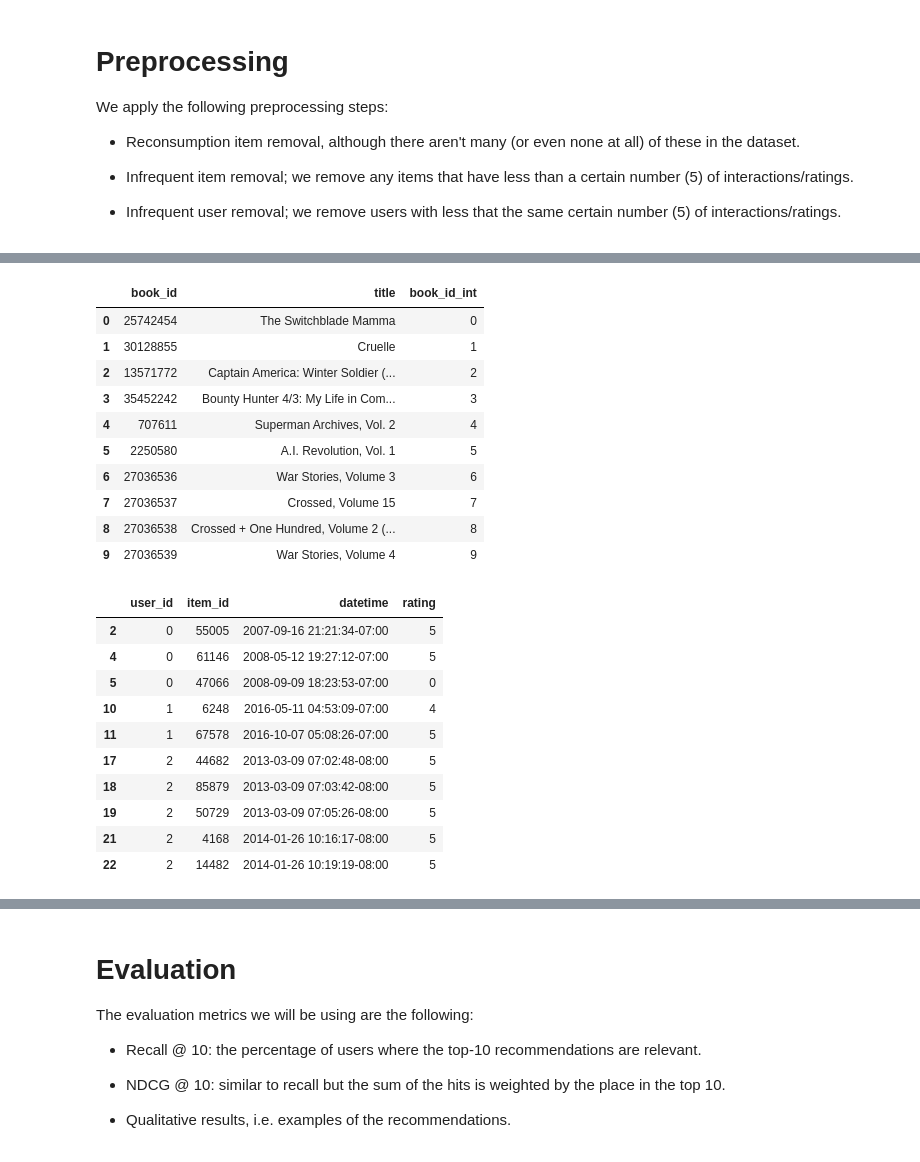
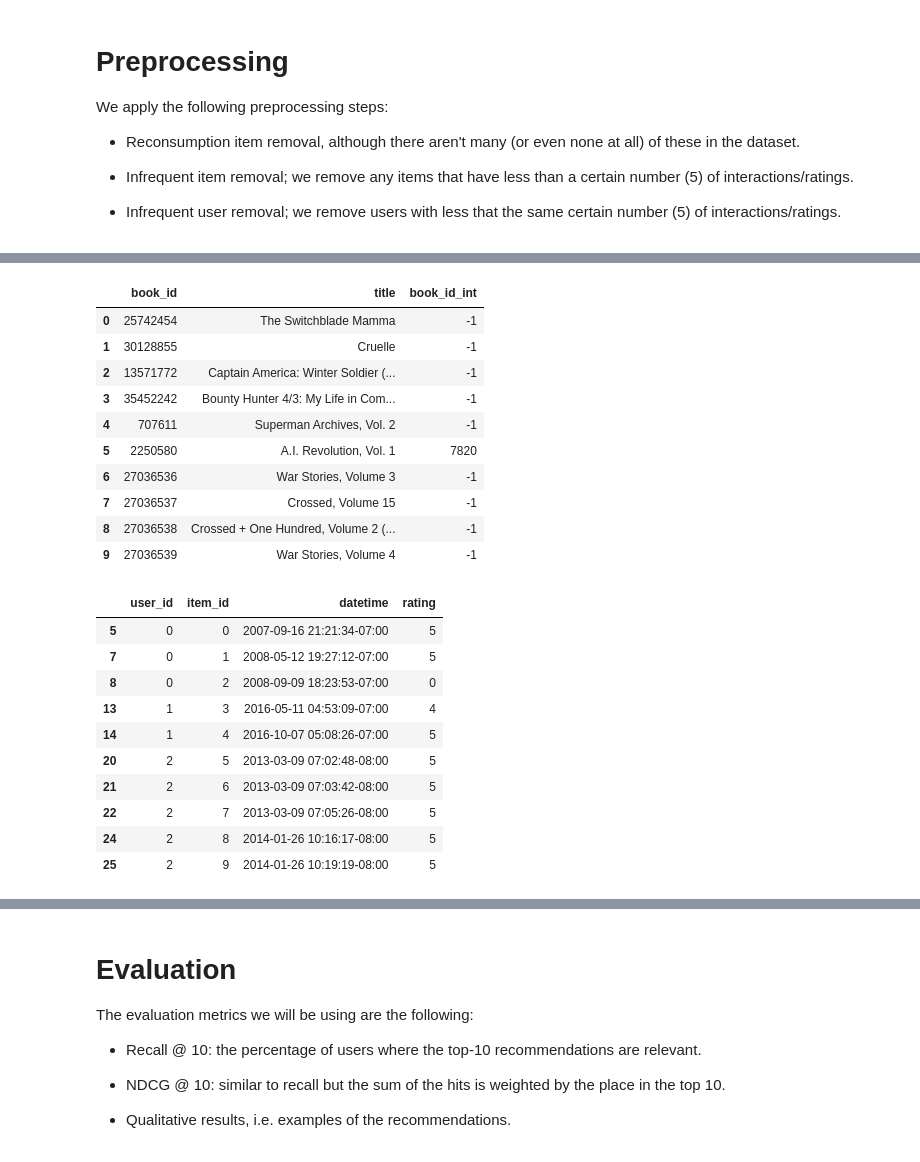
Before and after one commit to JulesDesmet/rbm_recommender, a Jupyter notebook: main.ipynb, the cells around one changed output, grey strips where cells are left out. Saved outputs shown, nothing was run; the diff lists cells and outputs as text; code cells hidden in the pictures.

```diff
--- a/main.ipynb
+++ b/main.ipynb
@@ -85,9 +86,9 @@ data_path = "data/"
 books = "goodreads_books_comics_graphic.json.gz"
 interactions = "goodreads_interactions_comics_graphic.json.gz"
 reviews = "goodreads_reviews_comics_graphic.json.gz"
-datasets = {books: None, interactions: None, reviews: None}
+datasets = {books: None, reviews: None}  # interactions: None,
 
-n = 500000
+n = None
 datafile = reviews
 k = 10
 epochs = 20
@@ -212,54 +205,54 @@ def apply_consecutive_mapping(dataframe: pd.DataFrame, column: str, new_column:
     """
     Generates a consecutive ID column for the values of an existing column. Also adds this column to additional data
     frames with the exact same mapping of old ID to new (consecutive) ID.
     """
     ids = {}
 
     def map_to_consecutive_ids(uuid: Union[int, np.int64]) -> int:
         """
         To be used with `pd.Dataframe.apply()` or `pd.Dataframe.progress_apply()`; returns a unique ID per distinct
         value.
         """
         if uuid not in ids:
             ids[uuid] = len(ids)
         return ids[uuid]
 
     dataframe[new_column] = dataframe[column].progress_apply(map_to_consecutive_ids)
     for frame in additional:
         frame[new_column] = frame[column].progress_apply(lambda old_id: ids.get(old_id, -1))
 
 
 apply_consecutive_mapping(processed_df, "user_id", "user_id_int")
-apply_consecutive_mapping(books_df, "book_id", "book_id_int", processed_df)
+apply_consecutive_mapping(processed_df, "book_id", "book_id_int", books_df)
 processed_df = processed_df[["user_id_int", "book_id_int", "date_updated", "rating"]]
 processed_df = processed_df.rename(
     columns={"user_id_int": "user_id", "book_id_int": "item_id", "date_updated": "datetime"})
 
 display(books_df.head(10))
 display(processed_df.head(10))
 # %% [output]
 |  | book_id | title | book_id_int |
-| 0 | 25742454 | The Switchblade Mamma | 0 |
-| 1 | 30128855 | Cruelle | 1 |
-| 2 | 13571772 | Captain America: Winter Soldier (... | 2 |
-| 3 | 35452242 | Bounty Hunter 4/3: My Life in Com... | 3 |
-| 4 | 707611 | Superman Archives, Vol. 2 | 4 |
-| 5 | 2250580 | A.I. Revolution, Vol. 1 | 5 |
-| 6 | 27036536 | War Stories, Volume 3 | 6 |
-| 7 | 27036537 | Crossed, Volume 15 | 7 |
-| 8 | 27036538 | Crossed + One Hundred, Volume 2 (... | 8 |
-| 9 | 27036539 | War Stories, Volume 4 | 9 |
+| 0 | 25742454 | The Switchblade Mamma | -1 |
+| 1 | 30128855 | Cruelle | -1 |
+| 2 | 13571772 | Captain America: Winter Soldier (... | -1 |
+| 3 | 35452242 | Bounty Hunter 4/3: My Life in Com... | -1 |
+| 4 | 707611 | Superman Archives, Vol. 2 | -1 |
+| 5 | 2250580 | A.I. Revolution, Vol. 1 | 7820 |
+| 6 | 27036536 | War Stories, Volume 3 | -1 |
+| 7 | 27036537 | Crossed, Volume 15 | -1 |
+| 8 | 27036538 | Crossed + One Hundred, Volume 2 (... | -1 |
+| 9 | 27036539 | War Stories, Volume 4 | -1 |
 |  | user_id | item_id | datetime | rating |
-| 2 | 0 | 55005 | 2007-09-16 21:21:34-07:00 | 5 |
-| 4 | 0 | 61146 | 2008-05-12 19:27:12-07:00 | 5 |
-| 5 | 0 | 47066 | 2008-09-09 18:23:53-07:00 | 0 |
-| 10 | 1 | 6248 | 2016-05-11 04:53:09-07:00 | 4 |
-| 11 | 1 | 67578 | 2016-10-07 05:08:26-07:00 | 5 |
-| 17 | 2 | 44682 | 2013-03-09 07:02:48-08:00 | 5 |
-| 18 | 2 | 85879 | 2013-03-09 07:03:42-08:00 | 5 |
-| 19 | 2 | 50729 | 2013-03-09 07:05:26-08:00 | 5 |
-| 21 | 2 | 4168 | 2014-01-26 10:16:17-08:00 | 5 |
-| 22 | 2 | 14482 | 2014-01-26 10:19:19-08:00 | 5 |
+| 5 | 0 | 0 | 2007-09-16 21:21:34-07:00 | 5 |
+| 7 | 0 | 1 | 2008-05-12 19:27:12-07:00 | 5 |
+| 8 | 0 | 2 | 2008-09-09 18:23:53-07:00 | 0 |
+| 13 | 1 | 3 | 2016-05-11 04:53:09-07:00 | 4 |
+| 14 | 1 | 4 | 2016-10-07 05:08:26-07:00 | 5 |
+| 20 | 2 | 5 | 2013-03-09 07:02:48-08:00 | 5 |
+| 21 | 2 | 6 | 2013-03-09 07:03:42-08:00 | 5 |
+| 22 | 2 | 7 | 2013-03-09 07:05:26-08:00 | 5 |
+| 24 | 2 | 8 | 2014-01-26 10:16:17-08:00 | 5 |
+| 25 | 2 | 9 | 2014-01-26 10:19:19-08:00 | 5 |
 # %%
 def split(items: list[int], percentage_train: float) -> pd.Series:
     nr_train_items = int(len(items) * percentage_train)
```
Also changed, not shown: parts of 10 cells of this notebook.
